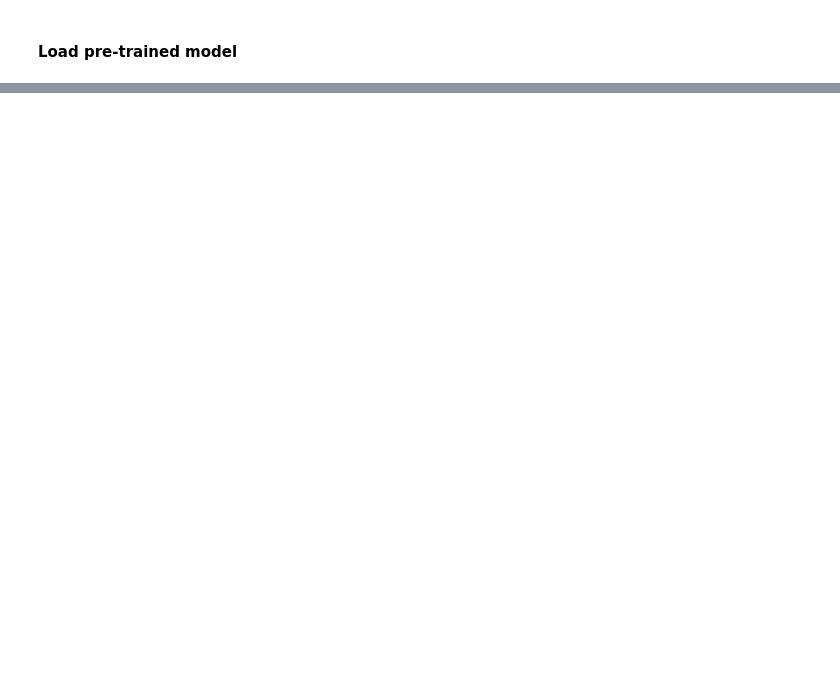
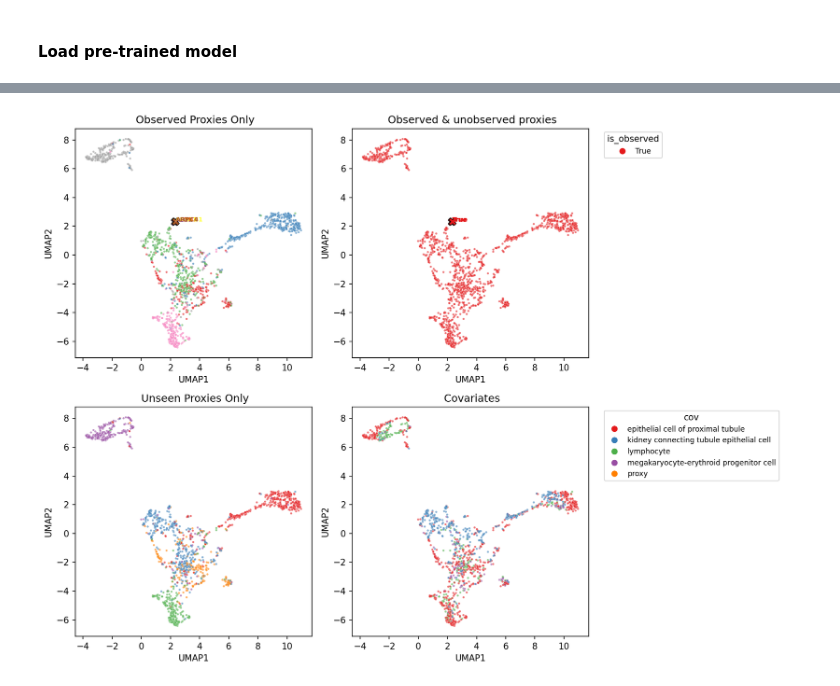
Before and after one commit to GoyalLab/ExPert, a Jupyter notebook: vae/notebooks/TrainParam.ipynb, the cells around one changed output, grey strips where cells are left out. Cells and saved outputs as stored; diff of their text form; code cells hidden in the pictures; blank space fills up the shorter version.

```diff
--- a/vae/notebooks/TrainParam.ipynb
+++ b/vae/notebooks/TrainParam.ipynb
@@ -370,0 +138,16 @@ results = test(
+# %%
+# Load 50 target zero-shot genes
+target_genes_p = '/home/xlv0877/p32655/projects/perturbation_prediction/ExPert/resources/gene_embeddings/claude_sonnet_4.5/gene_descriptions_50_additional.json'
+import json
+target_genes = list(json.load(open(target_genes_p, 'r')).keys())
+# %%
+# Remove perturbations that are observed during training
+obs_classes = model.idx_to_label[:model.n_labels]
+unobs_classes = list(set(adata.obs.perturbation.unique()).intersection(set(model.idx_to_label)).difference(set(obs_classes)))
+unobs_cls_adata = adata[adata.obs.perturbation.isin(target_genes)]
+# %%
+# Pick the top 10 unobserved classes with the highest support
+top_n = 5
+test_cls = unobs_cls_adata.obs.perturbation.value_counts().head(top_n).index.values
+# Take subset testing data
+test_adata = unobs_cls_adata[unobs_cls_adata.obs.perturbation.isin(test_cls)].copy()
@@ -370,0 +160,3 @@ results = test(
+# %%
+# Predict test data
+predictions = model.predict(test_adata, obs_only=False)
@@ -370,0 +171,18 @@ results = test(
+# %%
+# Check out latent space with class proxies
+import src.utils.plotting as pl
+
+# Plot relevant unobserved proxies only
+mask = np.isin(predictions['soft_predictions'].columns.values, test_cls)
+proxy_idx = np.where(mask)[0]
+df, fig = pl.plot_umap_with_proxies(
+    latent_space=predictions['z_shared'],
+    cls_emb=predictions['cls_proj'][proxy_idx],
+    labels=predictions['label_idx'],
+    covs=predictions['batch'],
+    code_to_label=predictions['soft_predictions'].columns,
+    n_obs=model.n_labels,
+    palette='Set1'
+)
+# %% [output]
+[figure, added]
```
Also changed, not shown: parts of 32 cells of this notebook, 6 other files.
